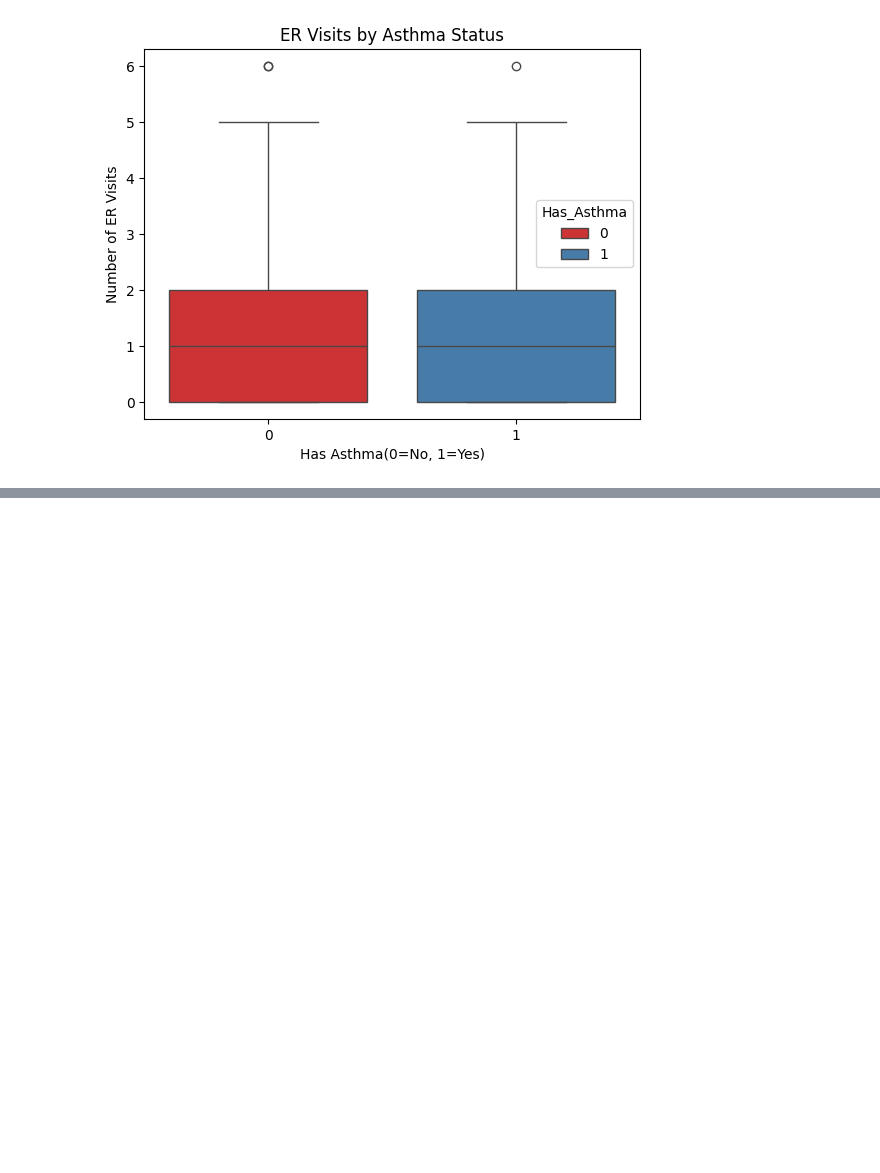
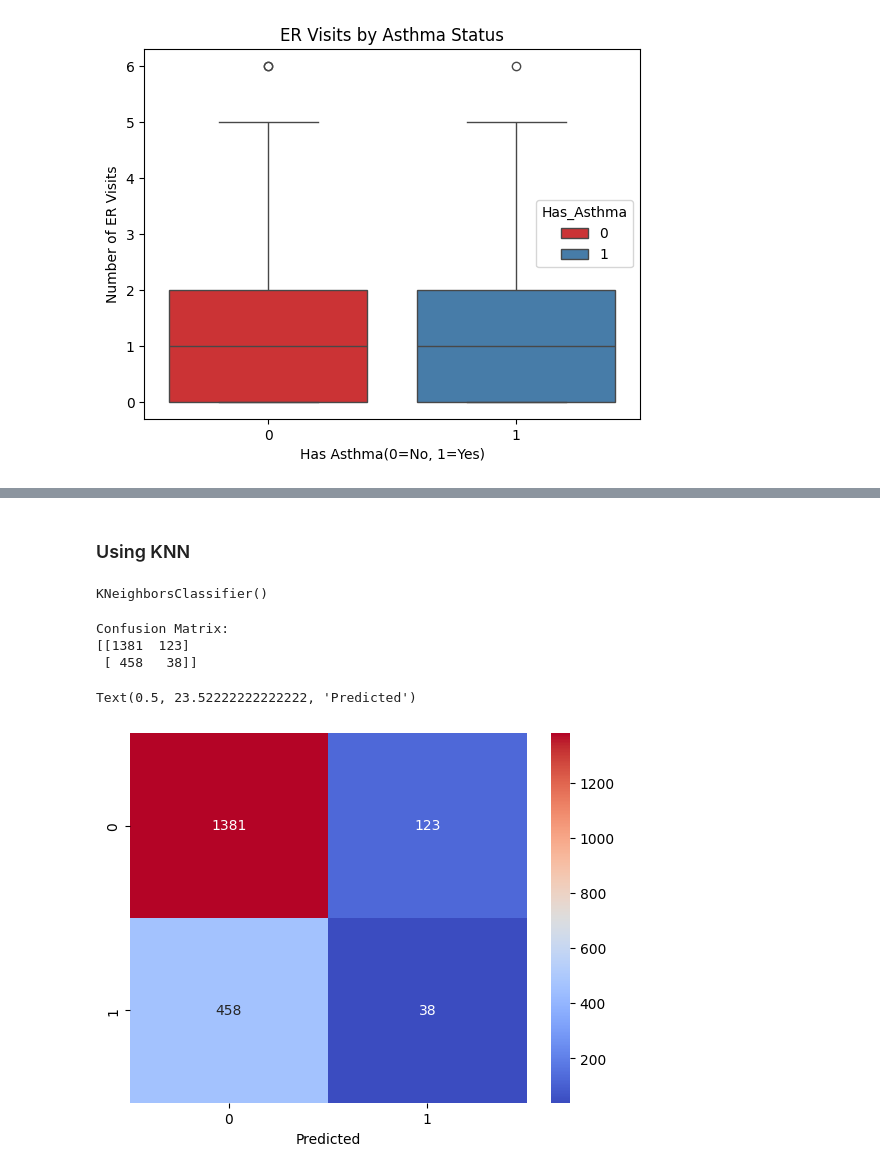
Before and after one commit to adlawzay/Synthetic_Asthma, a Jupyter notebook: Synthetic_Asthma EDA.ipynb, the cells around one changed output, grey strips where cells are left out. Drawn from its saved outputs; the diff is of its cells as text; code cells hidden in the pictures; blank space fills up the shorter version.

```diff
--- a/Synthetic_Asthma EDA.ipynb
+++ b/Synthetic_Asthma EDA.ipynb
@@ -213,0 +180,4 @@ sns.pairplot(df, hue='Has_Asthma', diag_kind='kde', markers=["o", "s"], palette=
+# %%
+df_model = df.drop('Asthma_Control_Level', axis=1)
+df_model = pd.get_dummies(df_model, dtype=int, drop_first=True)
+df_model
@@ -213,0 +203,24 @@ sns.pairplot(df, hue='Has_Asthma', diag_kind='kde', markers=["o", "s"], palette=
+# %%
+x = df_model.drop('Has_Asthma', axis=1)
+y = df_model['Has_Asthma']
+# %%
+x_train, x_test, y_train, y_test = train_test_split(x, y, test_size=0.2, random_state=42)
+# %% [markdown]
+### Using KNN
+# %%
+model_1 = KNeighborsClassifier(n_neighbors=5)
+model_1.fit(x_train, y_train)
+# %% [output]
+KNeighborsClassifier()
+# %%
+y_pred = model_1.predict(x_test)
+print("Confusion Matrix:")
+print(confusion_matrix(y_test, y_pred))
+sns.heatmap(confusion_matrix(y_test, y_pred), annot=True, fmt='d', cmap='coolwarm')
+plt.xlabel('Predicted')
+# %% [output]
+Confusion Matrix:
+[[1381  123]
+ [ 458   38]]
+Text(0.5, 23.52222222222222, 'Predicted')
+[figure, added]
```
Also changed, not shown: parts of 16 cells of this notebook, 2 other files.
